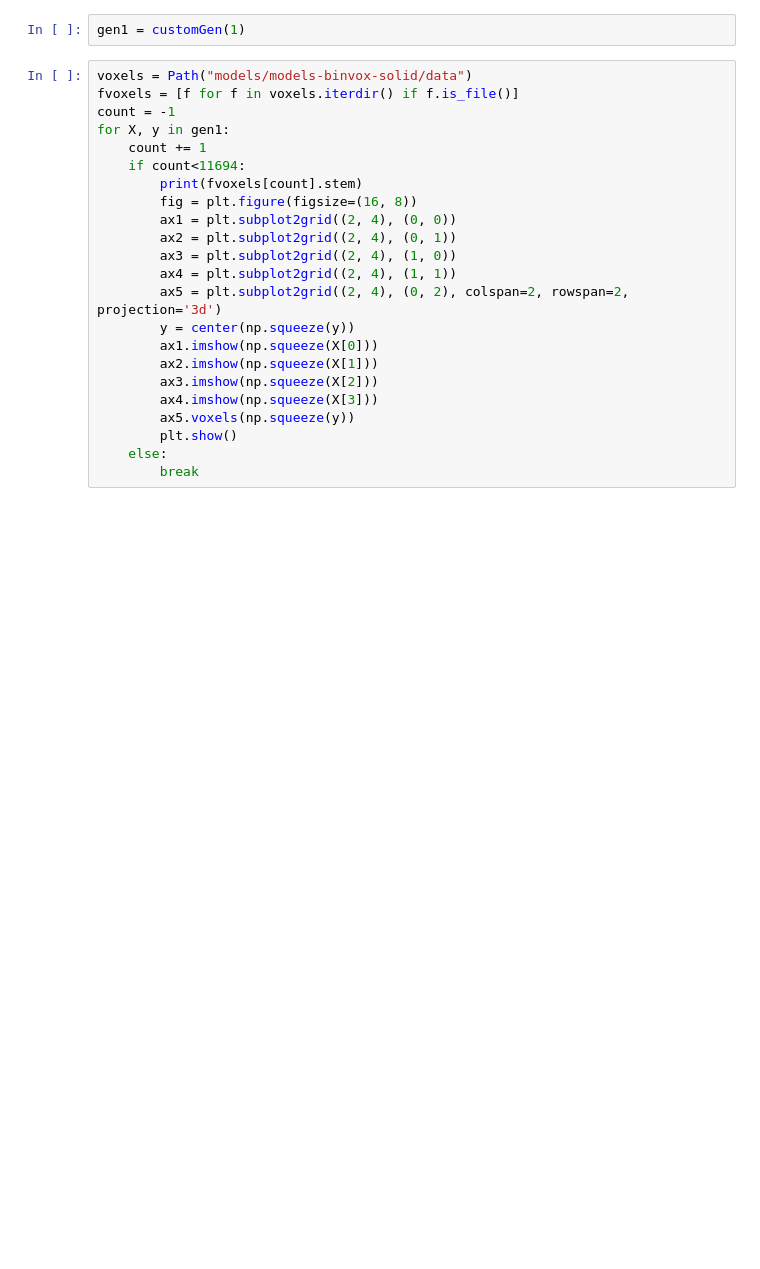
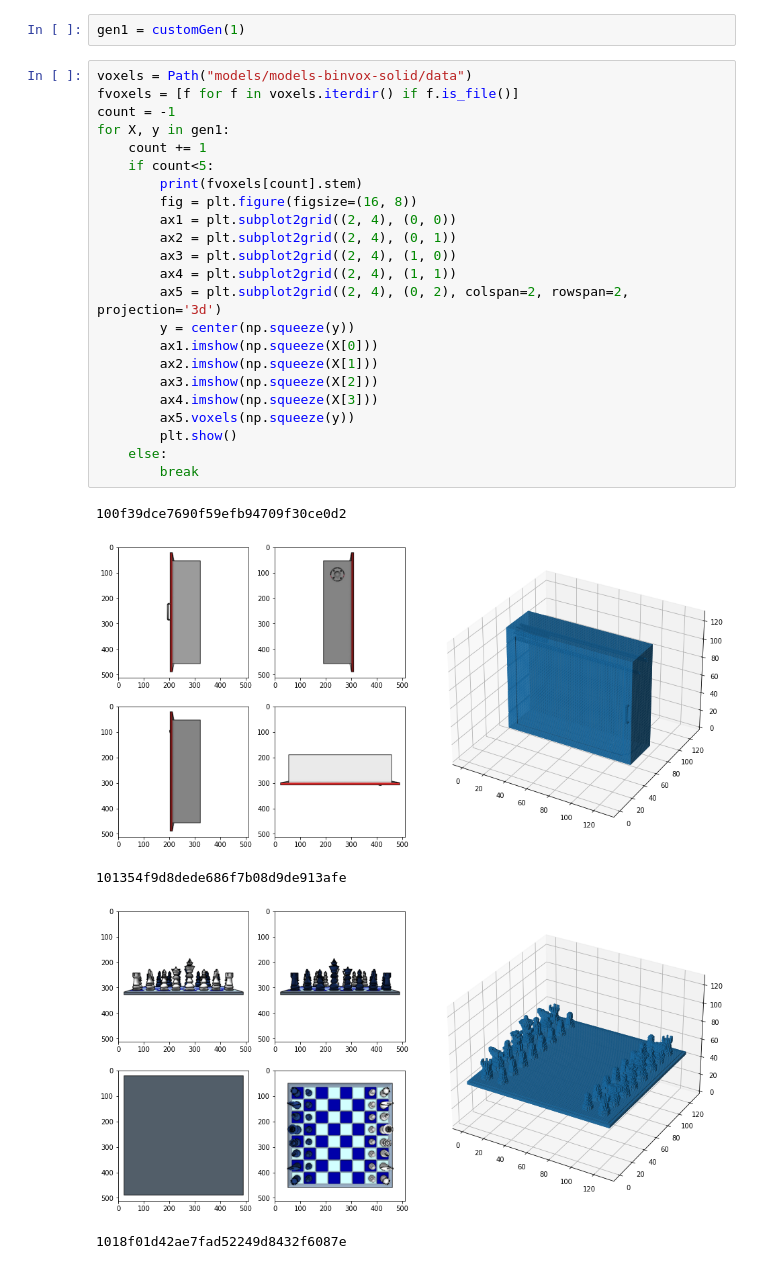
Before and after one commit to pradeep-rajanna/Image-to-3D-model, a Jupyter notebook: Center Visualize.ipynb, the cells around one changed output. Cells and saved outputs as stored; diff of their text form; blank space fills up the shorter version.

```diff
--- a/Center Visualize.ipynb
+++ b/Center Visualize.ipynb
@@ -105,23 +105,29 @@ gen1 = customGen(1)
 # %%
 voxels = Path("models/models-binvox-solid/data")
 fvoxels = [f for f in voxels.iterdir() if f.is_file()]
 count = -1
 for X, y in gen1:
     count += 1
-    if count<11694:
+    if count<5:
         print(fvoxels[count].stem)
         fig = plt.figure(figsize=(16, 8))
         ax1 = plt.subplot2grid((2, 4), (0, 0))
         ax2 = plt.subplot2grid((2, 4), (0, 1))
         ax3 = plt.subplot2grid((2, 4), (1, 0))
         ax4 = plt.subplot2grid((2, 4), (1, 1))
         ax5 = plt.subplot2grid((2, 4), (0, 2), colspan=2, rowspan=2, projection='3d')
         y = center(np.squeeze(y))
         ax1.imshow(np.squeeze(X[0]))
         ax2.imshow(np.squeeze(X[1]))
         ax3.imshow(np.squeeze(X[2]))
         ax4.imshow(np.squeeze(X[3]))
         ax5.voxels(np.squeeze(y))
         plt.show()
     else:
         break
+# %% [output]
+100f39dce7690f59efb94709f30ce0d2
+[figure, added]
+101354f9d8dede686f7b08d9de913afe
+[figure, added]
+1018f01d42ae7fad52249d8432f6087e
```
Also changed, not shown: parts of 1 cell of this notebook, 3 other files.
